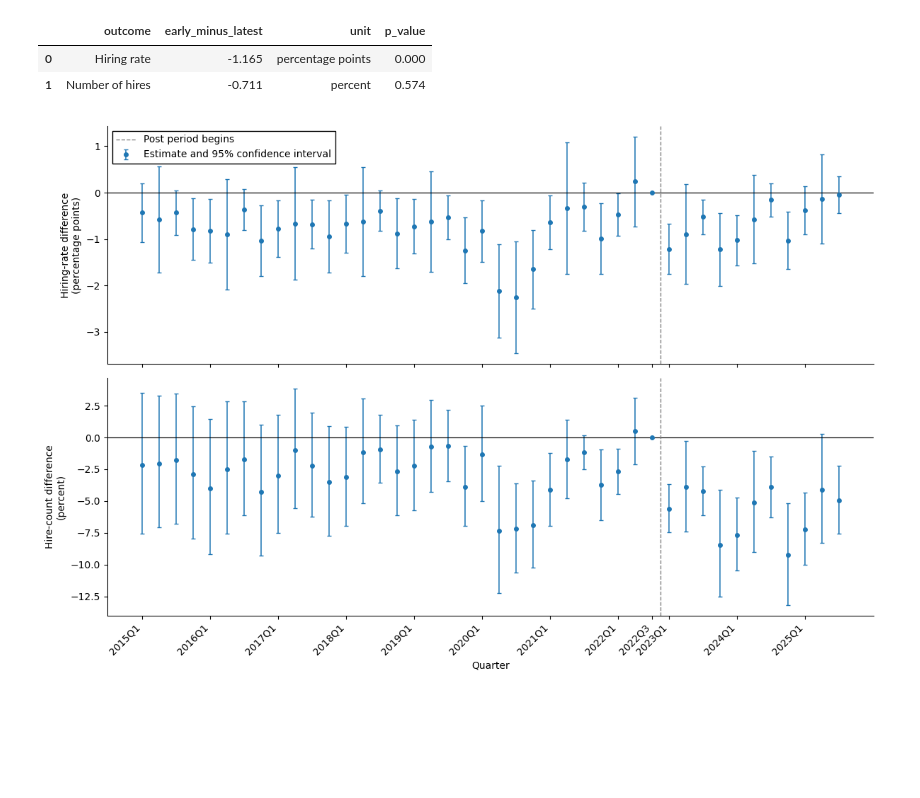
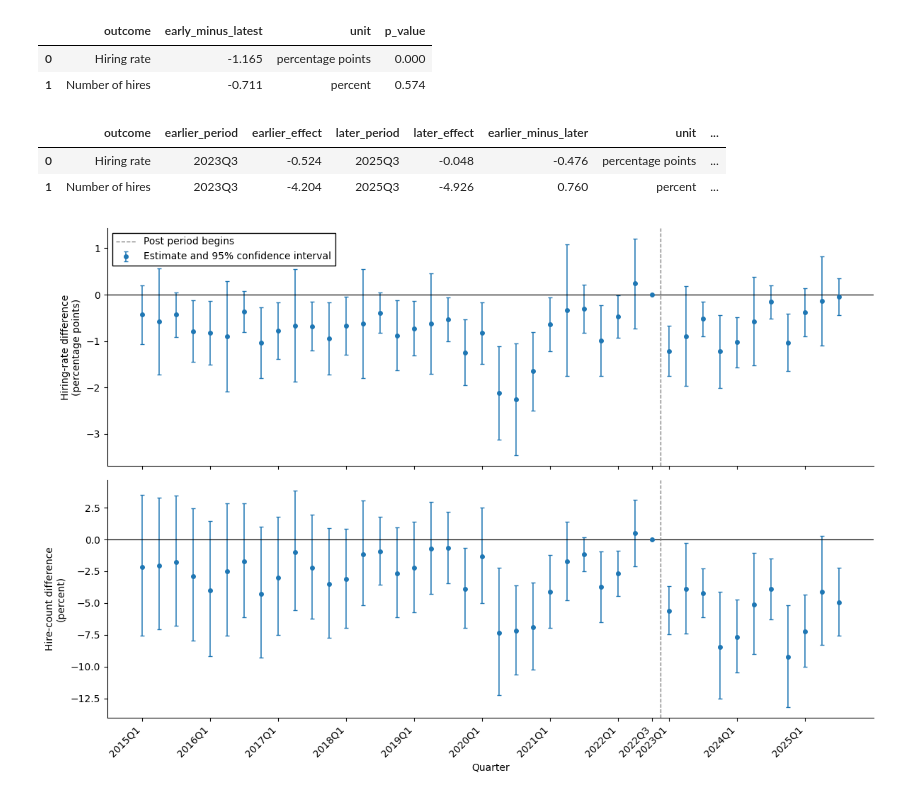
Before and after one commit to viet0901/senior-research, a Jupyter notebook: notebooks/02_research_analysis.ipynb, the cells around one changed output. Drawn from its saved outputs; the diff is of its cells as text; code cells hidden in the pictures; blank space fills up the shorter version.

Commit message:
Explain persistent young-hire count differences

```diff
--- a/notebooks/02_research_analysis.ipynb
+++ b/notebooks/02_research_analysis.ipynb
@@ -1552,6 +1552,65 @@ display(postperiod_difference_tests.round(3))
 |  | outcome | early_minus_latest | unit | p_value |
 | 0 | Hiring rate | -1.165 | percentage points | 0.000 |
 | 1 | Number of hires | -0.711 | percent | 0.574 |
+# %%
+# Compare matching calendar quarters to avoid seasonal differences
+def event_period_comparison(
+    model, outcome, earlier_period, later_period, log_outcome=False
+):
+    coefficient_names = list(model.coef().index)
+    earlier_term = f"period::{earlier_period}:ai_exposure_10pp"
+    later_term = f"period::{later_period}:ai_exposure_10pp"
+    restriction = np.zeros((1, len(coefficient_names)))
+    restriction[0, coefficient_names.index(earlier_term)] = 1
+    restriction[0, coefficient_names.index(later_term)] = -1
+    test = model.wald_test(R=restriction, distribution="chi2")
+
+    earlier_effect = model.coef()[earlier_term]
+    later_effect = model.coef()[later_term]
+    difference = earlier_effect - later_effect
+    if log_outcome:
+        earlier_effect, later_effect, difference = (
+            np.expm1(
+                [earlier_effect, later_effect, difference]
+            )
+            * 100
+        )
+
+    return {
+        "outcome": outcome,
+        "earlier_period": earlier_period,
+        "earlier_effect": earlier_effect,
+        "later_period": later_period,
+        "later_effect": later_effect,
+        "earlier_minus_later": difference,
+        "unit": "percent" if log_outcome else "percentage points",
+        "difference_p_value": test["pvalue"],
+    }
+
+
+same_quarter_event_tests = pd.DataFrame(
+    [
+        event_period_comparison(
+            rate_event_model,
+            "Hiring rate",
+            "2023Q3",
+            "2025Q3",
+        ),
+        event_period_comparison(
+            count_event_model,
+            "Number of hires",
+            "2023Q3",
+            "2025Q3",
+            log_outcome=True,
+        ),
+    ]
+)
+
+display(same_quarter_event_tests.round(3))
+# %% [output]
+|  | outcome | earlier_period | earlier_effect | later_period | later_effect | earlier_minus_later | unit | ... |
+| 0 | Hiring rate | 2023Q3 | -0.524 | 2025Q3 | -0.048 | -0.476 | percentage points | ... |
+| 1 | Number of hires | 2023Q3 | -4.204 | 2025Q3 | -4.926 | 0.760 | percent | ... |
 # %%
 event_period_order = sorted(model_data["period"].unique())
 event_x_positions = {
```
Also changed, not shown: parts of 4 cells of this notebook.
